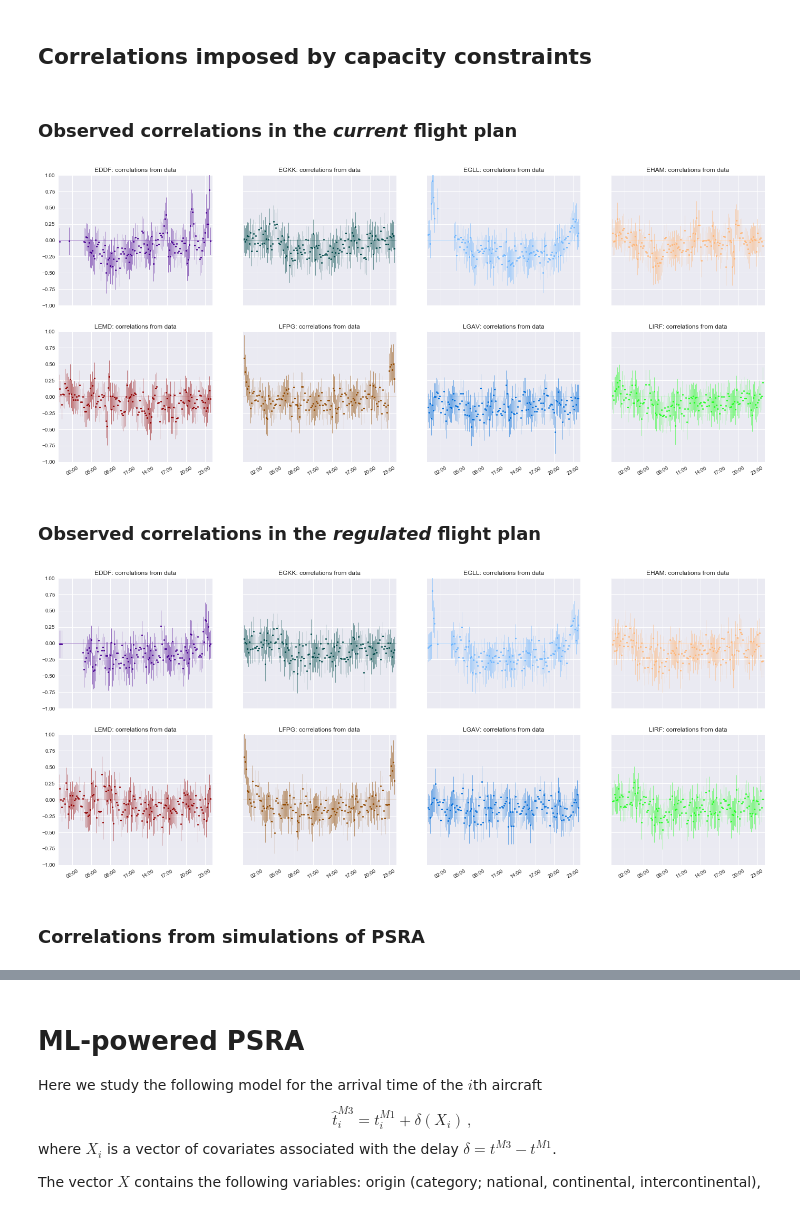
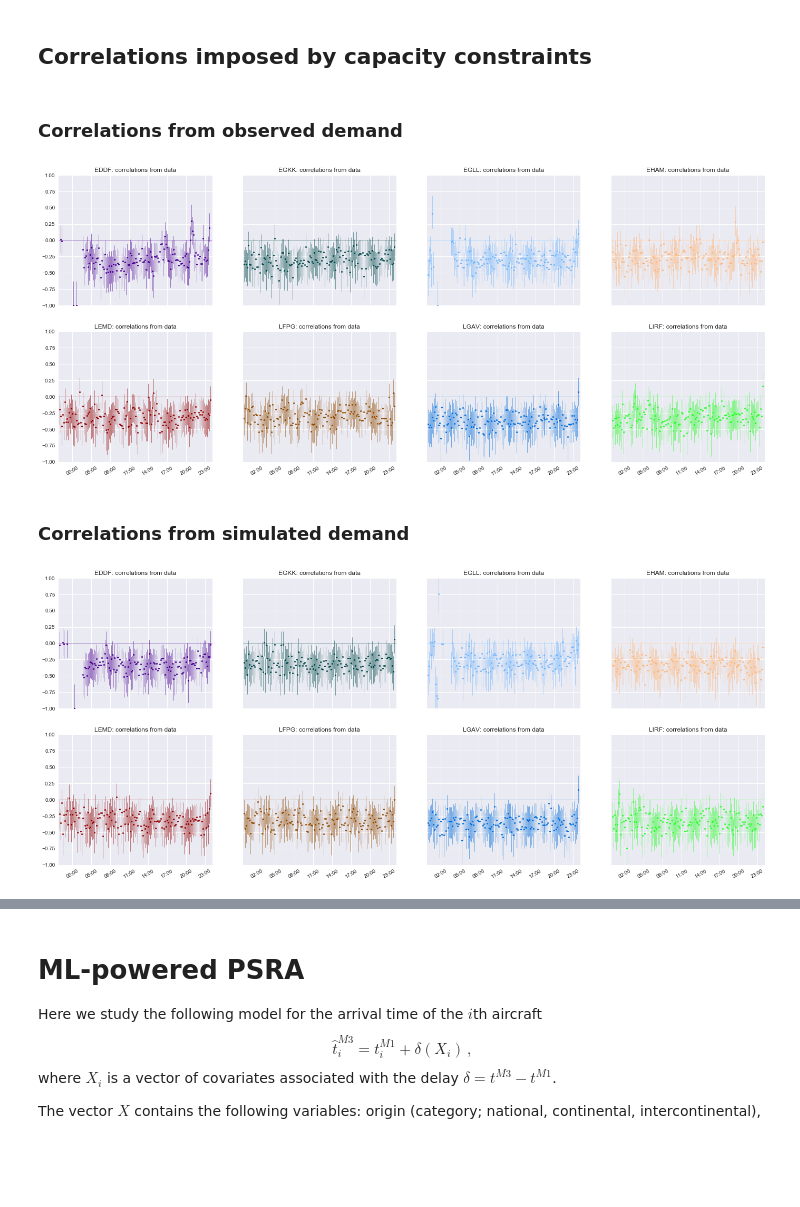
Before and after one commit to clancia/air-traffic-data-driven-modelling, a Jupyter notebook: air_traffic_analysis.ipynb, the cells around one changed output, grey strips where cells are left out. Drawn from its saved outputs; the diff is of its cells as text; code cells hidden in the pictures; blank space fills up the shorter version.

Commit message:
correlations of demand variation
removed correlations from m3/m1 streams
added correlations from observed and simulated demand variation

```diff
--- a/air_traffic_analysis.ipynb
+++ b/air_traffic_analysis.ipynb
@@ -948,27 +948,27 @@ def correlations_ci_nice_formatter(correlations):
         foo[colname] = ciformatter(correlations[low], correlations[upp])
     foo = foo[sorted(foo.columns)]
     return foo
-# %% [markdown]
-### Observed correlations in the *current* flight plan
+# %% [markdown]
+### Correlations from observed demand
 # %%
-correlations = consecutive_intervals_correlations(m3_bin)
+diff = {k: m3_bin[k]-m1_bin[k] for k in CODES}
+correlations = consecutive_intervals_correlations(diff)
 f, axes = plot_correlations(correlations)
 f.savefig(os.path.join(IMGFLDR, 'correlations_true.png'), dpi=300, bbox_inches='tight')
 foo = correlations_ci_nice_formatter(correlations)
 with open(os.path.join(TABFLDR, 'corrM3.tex'), 'w') as ofile:
     ofile.write(foo.to_latex())
 # %% [output]
-[figure, old version]
+[figure, new version]
-# %% [markdown]
-### Observed correlations in the *regulated* flight plan
+# %% [markdown]
+### Correlations from simulated demand
 # %%
-correlations = consecutive_intervals_correlations(m1_bin)
+diff2 = {k: psra_bin[k]-m1_bin[k] for k in CODES}
+correlations = consecutive_intervals_correlations(diff2)
 f, axes = plot_correlations(correlations)
-f.savefig(os.path.join(IMGFLDR, 'correlations_m1.png'), dpi=300, bbox_inches='tight')
+f.savefig(os.path.join(IMGFLDR, 'correlations_psra.png'), dpi=300, bbox_inches='tight')
 foo = correlations_ci_nice_formatter(correlations)
-with open(os.path.join(TABFLDR, 'corrM1.tex'), 'w') as ofile:
+with open(os.path.join(TABFLDR, 'corrPSRA.tex'), 'w') as ofile:
     ofile.write(foo.to_latex())
 # %% [output]
-[figure, old version]
+[figure, new version]
-# %% [markdown]
-### Correlations from simulations of PSRA
```
Also changed, not shown: parts of 1 cell of this notebook.
